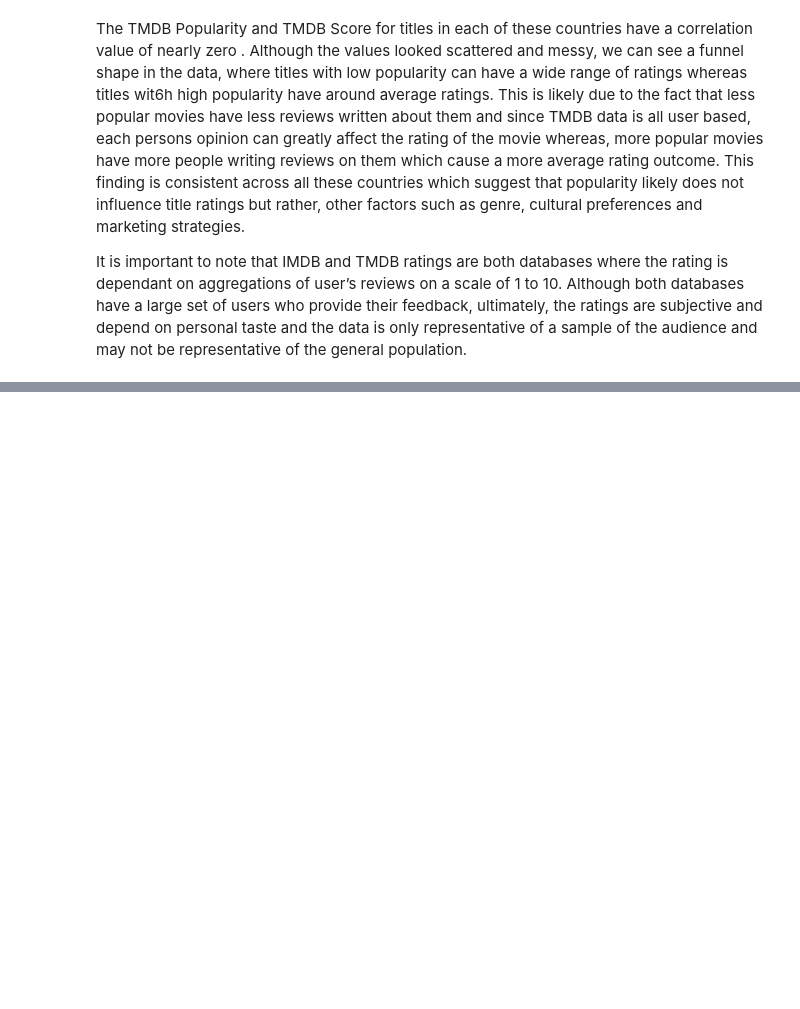
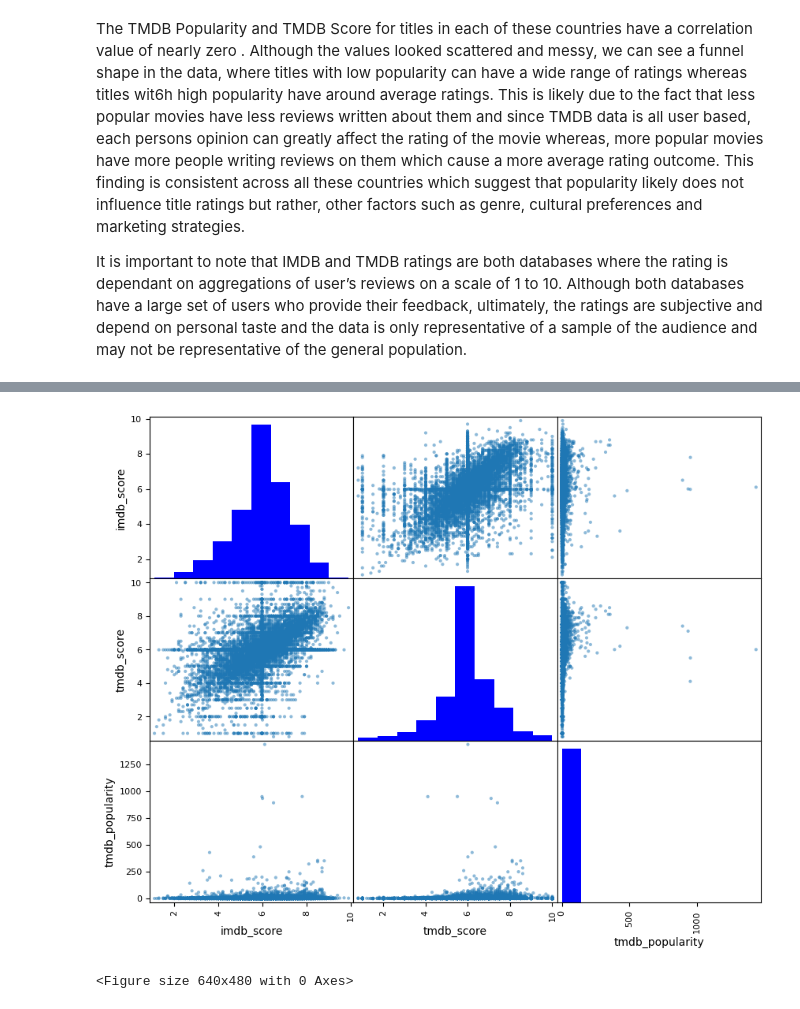
Before and after one commit to jannatulhashi/Amazon_Prime_Project, a Jupyter notebook: Amazon Data.ipynb, the cells around one changed output, grey strips where cells are left out. Cells and saved outputs as stored; diff of their text form; code cells hidden in the pictures; blank space fills up the shorter version.

Commit message:
Amazon Data Analysis

```diff
--- a/Amazon Data.ipynb
+++ b/Amazon Data.ipynb
@@ -657,0 +668,24 @@ It is important to note that IMDB and TMDB ratings are both databases where the
+# %%
+# Investigate correlations between IMDB score, TMDB score, and popularity.
+# Are there any correlations between IMDB score, TMDB score, and popularity?
+# Scatter plot matrix visualizing the correlations between IMDB score, TMDB score, and popularity.
+
+# Setting the variables list for the scatter matrix through the columns in the dataframe
+variables = ['imdb_score', 'tmdb_score', 'tmdb_popularity']
+
+# Create visualization using the variables and declare the size of the figures
+scatter_matrix = pd.plotting.scatter_matrix (titles_data_df[variables], figsize=(10, 8))
+
+
+#Loop that iterates over the indices of the variable list and generates a histogram for each variable in the list
+for i in range(len(variables)):
+    scatter_matrix[i, i].hist(titles_data_df[variables[i]], color='blue')
+
+# Show visualization
+plt.show()
+
+# Save visualization
+plt.savefig('Q4Vis.PNG')
+# %% [output]
+[figure, added]
+<Figure size 640x480 with 0 Axes>
```
Also changed, not shown: parts of 2 cells of this notebook, 1 other file.
